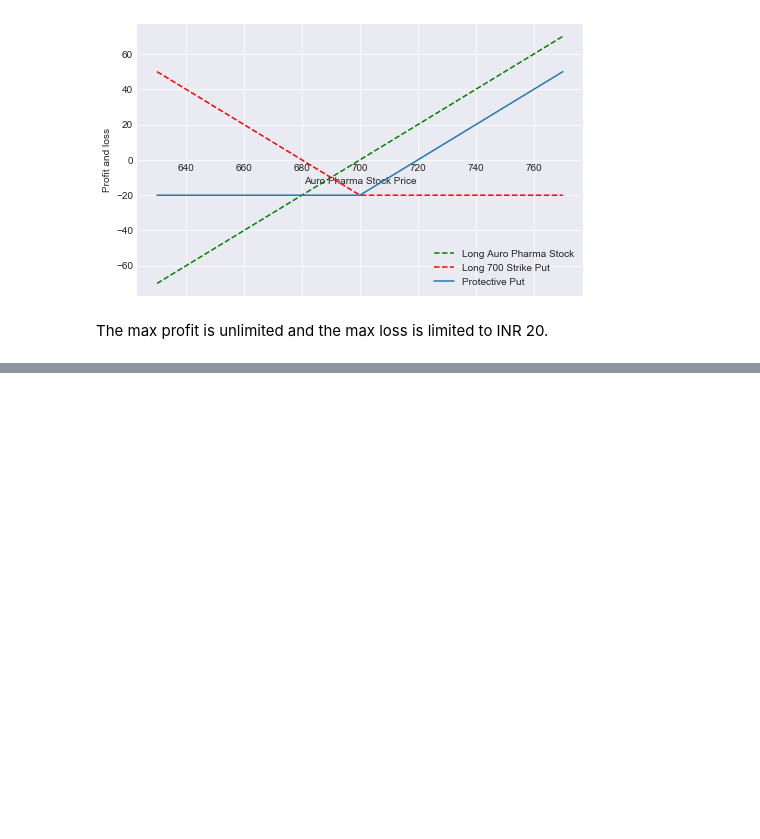
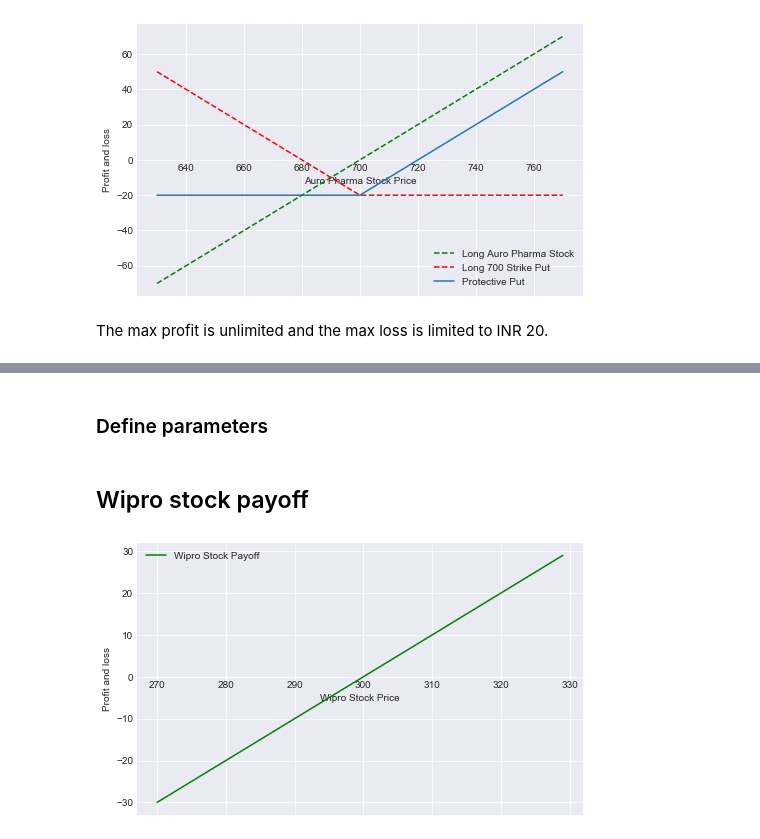
Before and after one commit to alexgamboa1/Stock-Options-Python, a Jupyter notebook: Stock-Options-Analysis.ipynb, the cells around one changed output, grey strips where cells are left out. Cells and saved outputs as stored; diff of their text form; code cells hidden in the pictures; blank space fills up the shorter version.

```diff
--- a/Stock-Options-Analysis.ipynb
+++ b/Stock-Options-Analysis.ipynb
@@ -440,0 +450,26 @@ The max profit is unlimited and the max loss is limited to INR 20.
+# %% [markdown]
+### Define parameters
+# %%
+# Wipro stock price
+spot_price = 300
+
+# Short call
+strike_price_short_call = 300
+premium_short_call = 10
+
+# Stock price range at expiration of the call
+sT = np.arange(0.9*spot_price,1.1*spot_price,1)
+# %% [markdown]
+## Wipro stock payoff
+# %%
+payoff_wipro_stock = sT-300
+#plot
+fig, ax = plt.subplots(figsize=(8,5))
+ax.spines['bottom'].set_position('zero')
+ax.plot(sT, payoff_wipro_stock, label='Wipro Stock Payoff', color='g')
+plt.xlabel('Wipro Stock Price')
+plt.ylabel('Profit and loss')
+plt.legend()
+plt.show()
+# %% [output]
+[figure, added]
```
Also changed, not shown: parts of 8 cells of this notebook.
